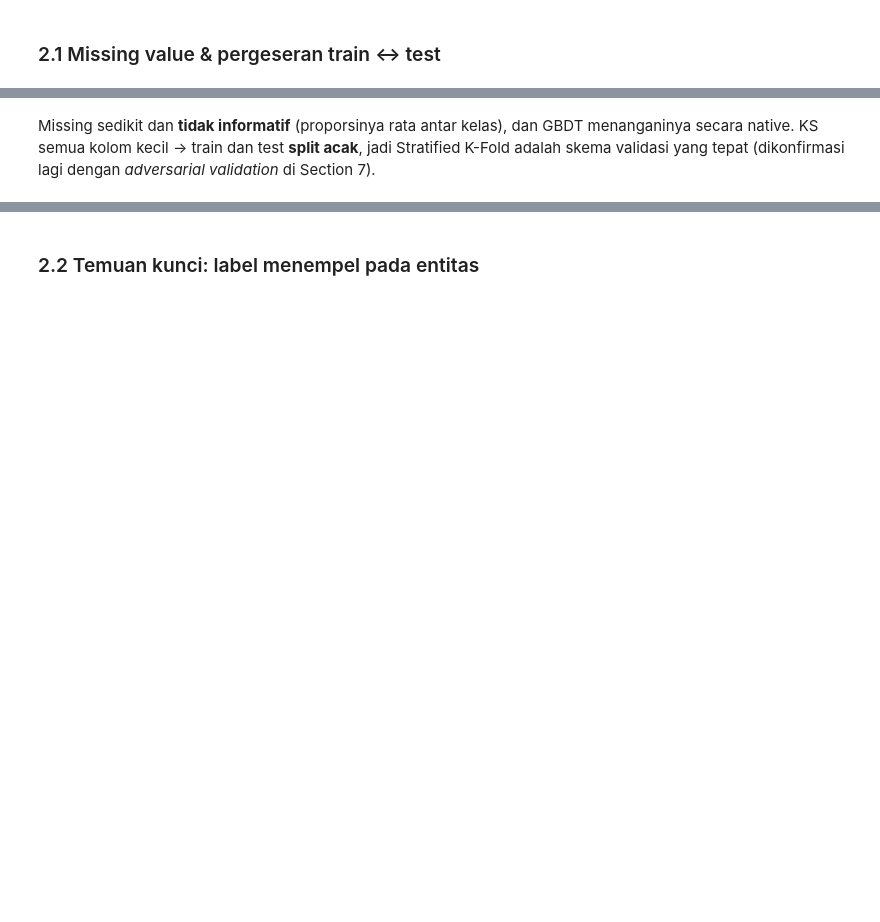
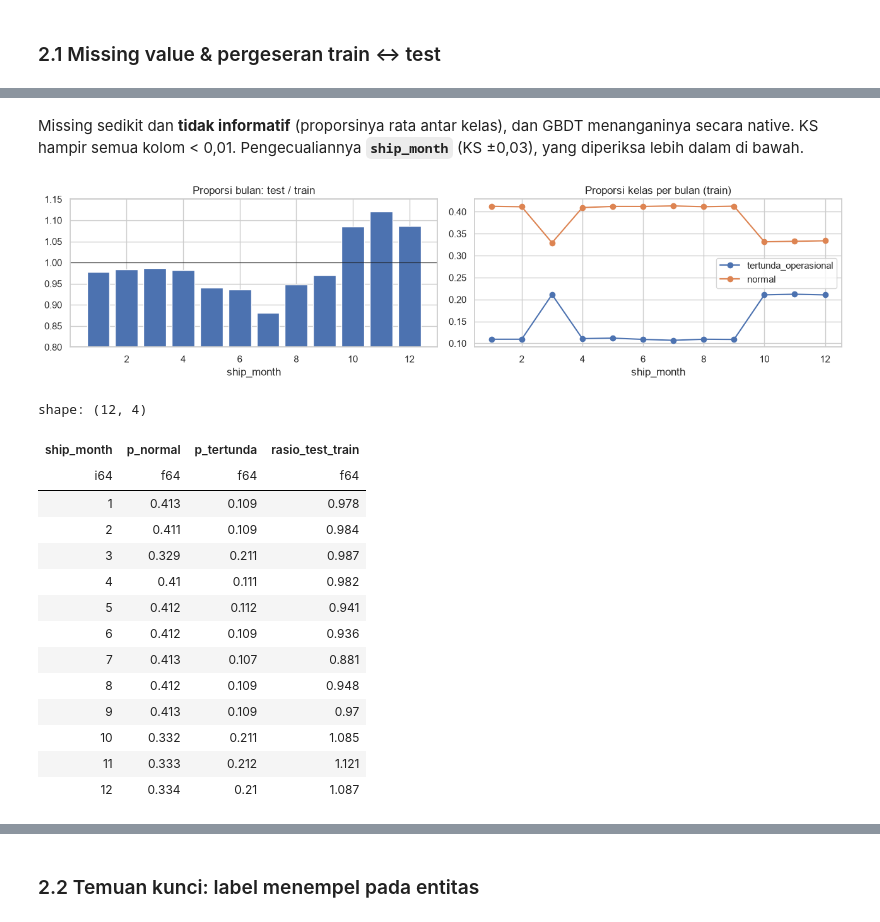
Before and after one commit to IndraMahendr48/datavidia, a Jupyter notebook: datavidia11_task1_solution.ipynb, the cells around one changed output, grey strips where cells are left out. Drawn from its saved outputs; the diff is of its cells as text; code cells hidden in the pictures; blank space fills up the shorter version.

```diff
--- a/datavidia11_task1_solution.ipynb
+++ b/datavidia11_task1_solution.ipynb
@@ -165,4 +207,35 @@ print("KS statistic train vs test (terbesar):", [(c, round(s, 3)) for s, c in ks
 # %% [markdown]
 Missing sedikit dan **tidak informatif** (proporsinya rata antar kelas), dan GBDT menanganinya secara native.
-KS semua kolom kecil → train dan test **split acak**, jadi Stratified K-Fold adalah skema validasi yang tepat
-(dikonfirmasi lagi dengan *adversarial validation* di Section 7).
+KS hampir semua kolom < 0,01. Pengecualiannya **`ship_month`** (KS ±0,03), yang diperiksa lebih dalam di bawah.
+# %%
+mon = (sh_tr.group_by("ship_month").agg(pl.len().alias("n_train"),
+                                         (pl.col(TARGET) == "normal").mean().alias("p_normal"),
+                                         (pl.col(TARGET) == "tertunda_operasional").mean().alias("p_tertunda"))
+       .join(tables["test"]["shipments"].group_by("ship_month").agg(pl.len().alias("n_test")), on="ship_month")
+       .with_columns((pl.col("n_test") / pl.col("n_test").sum()) / (pl.col("n_train") / pl.col("n_train").sum()))
+       .rename({"n_test": "rasio_test_train"}).drop("n_train").sort("ship_month"))
+fig, ax = plt.subplots(1, 2, figsize=(13, 3.4))
+ax[0].bar(mon["ship_month"], mon["rasio_test_train"], color="#4C72B0"); ax[0].axhline(1, color="k", lw=.8)
+ax[0].set(title="Proporsi bulan: test / train", xlabel="ship_month", ylim=(0.8, 1.15))
+ax[1].plot(mon["ship_month"], mon["p_tertunda"], "o-", label="tertunda_operasional")
+ax[1].plot(mon["ship_month"], mon["p_normal"], "o-", label="normal")
+ax[1].set(title="Proporsi kelas per bulan (train)", xlabel="ship_month"); ax[1].legend()
+plt.tight_layout(); plt.show()
+mon.with_columns(pl.exclude("ship_month").round(3))
+# %% [output]
+[figure, added]
+shape: (12, 4)
+| ship_month | p_normal | p_tertunda | rasio_test_train |
+| i64 | f64 | f64 | f64 |
+| 1 | 0.413 | 0.109 | 0.978 |
+| 2 | 0.411 | 0.109 | 0.984 |
+| 3 | 0.329 | 0.211 | 0.987 |
+| 4 | 0.41 | 0.111 | 0.982 |
+| 5 | 0.412 | 0.112 | 0.941 |
+| 6 | 0.412 | 0.109 | 0.936 |
+| 7 | 0.413 | 0.107 | 0.881 |
+| 8 | 0.412 | 0.109 | 0.948 |
+| 9 | 0.413 | 0.109 | 0.97 |
+| 10 | 0.332 | 0.211 | 1.085 |
+| 11 | 0.333 | 0.212 | 1.121 |
+| 12 | 0.334 | 0.21 | 1.087 |
```
Also changed, not shown: parts of 47 cells of this notebook, 9 other files.
